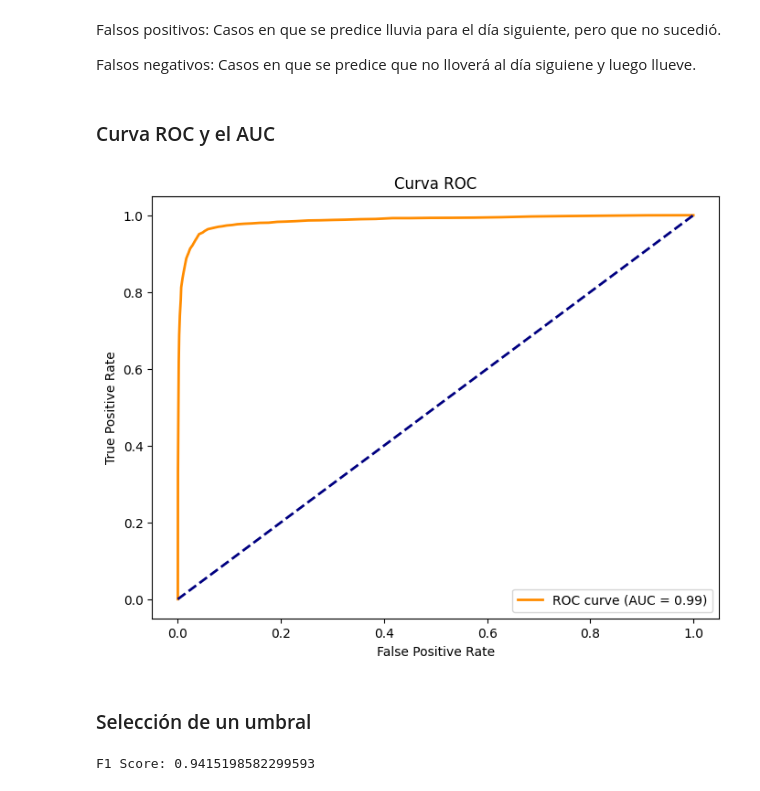
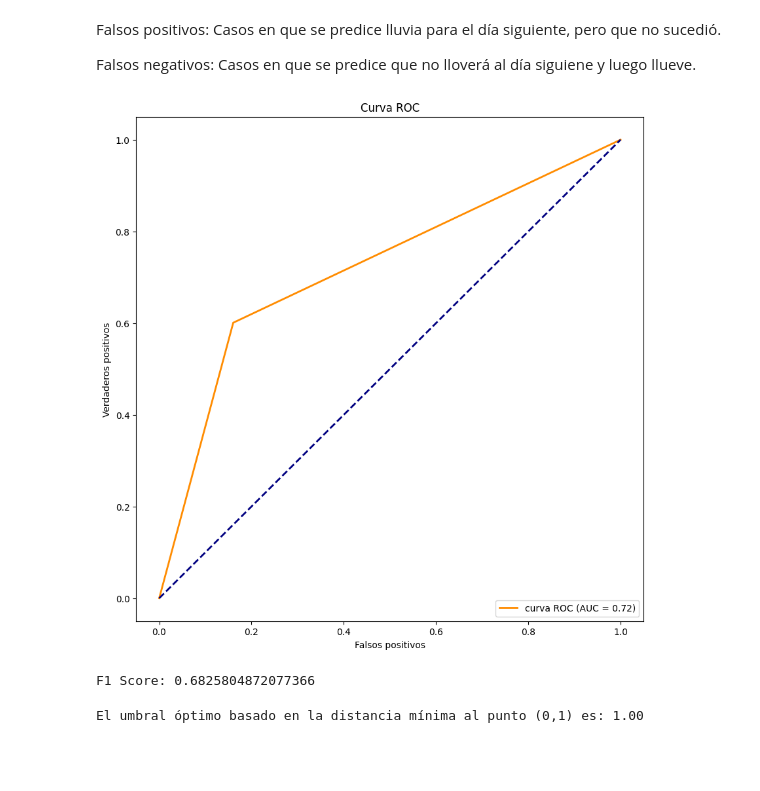
Before and after one commit to iairborgo/AA1-TUIA-Borgo-Nardi-Nardi, a Jupyter notebook: TP-clasificacion-AA1.ipynb, the cells around one changed output. Drawn from its saved outputs; the diff is of its cells as text; code cells hidden in the pictures; blank space fills up the shorter version.

Commit message:
Add files via upload
Modificación del punto 3

```diff
--- a/TP-clasificacion-AA1.ipynb
+++ b/TP-clasificacion-AA1.ipynb
@@ -534,0 +529,23 @@ weighted avg       0.94      0.94      0.94      9258
+# %%
+humidity_threshold = 0
+cloud_threshold = 0
+
+y_regla_ingeua = []
+for i in range(len(X_test)):
+    humidity = X_test['Humidity3pm'].iloc[i]
+    cloud = X_test['Cloud3pm'].iloc[i]
+
+    if humidity > humidity_threshold and cloud > cloud_threshold:
+        y_regla_ingeua.append(1)
+    else:
+        y_regla_ingeua.append(0)
+
+print(classification_report(y_test, y_regla_ingeua))
+
+mcc = matthews_corrcoef(y_test, y_regla_ingeua)     # correlación entre las predicciones y las etiquetas reales, MCC de +1 indica una predicción perfecta
+
+print(f"Matthews Correlation Coefficient (MCC): {mcc:.2f}")
+
+kappa = cohen_kappa_score(y_test, y_regla_ingeua)   # nivel de acuerdo entre las predicciones del modelo y las etiquetas reales, ajustando por la probabilidad de acuerdo que ocurriría al azar
+
+print(f"Cohen's Kappa: {kappa:.2f}")
@@ -552,26 +581,30 @@ plt.show()
 Falsos positivos: Casos en que se predice lluvia para el día siguiente, pero que no sucedió.
 
 Falsos negativos: Casos en que se predice que no lloverá al día siguiene y luego llueve.
-# %% [markdown]
-### Curva ROC y el AUC
 # %%
-fpr, tpr, thresholds = roc_curve(y_test, y_pred_proba)
+fpr, tpr, thresholds = roc_curve(y_test, y_regla_ingeua)
 roc_auc = auc(fpr, tpr)
 
-plt.figure(figsize=(8,6))
-plt.plot(fpr, tpr, color='darkorange', lw=2, label=f'ROC curve (AUC = {roc_auc:.2f})')
+plt.figure(figsize=(10,10))
+plt.plot(fpr, tpr, color='darkorange', lw=2, label=f'curva ROC (AUC = {roc_auc:.2f})')
 plt.plot([0, 1], [0, 1], color='navy', lw=2, linestyle='--')
-plt.xlabel('False Positive Rate')
-plt.ylabel('True Positive Rate')
+plt.xlabel('Falsos positivos')
+plt.ylabel('Verdaderos positivos')
 plt.title('Curva ROC')
 plt.legend(loc="lower right")
 plt.show()
 # %% [output]
-[figure, old version]
+[figure, new version]
-# %% [markdown]
-### Selección de un umbral
 # %%
-f1 = f1_score(y_test, y_pred)
+f1 = f1_score(y_test, y_regla_ingeua)
 print(f"F1 Score: {f1}")
 # %% [output]
-F1 Score: 0.9415198582299593
+F1 Score: 0.6825804872077366
+# %%
+distances = np.sqrt((1 - tpr)**2 + (fpr)**2)
+optimal_idx = np.argmin(distances)
+optimal_threshold = thresholds[optimal_idx]
+
+print(f"El umbral óptimo basado en la distancia mínima al punto (0,1) es: {optimal_threshold:.2f}")
+# %% [output]
+El umbral óptimo basado en la distancia mínima al punto (0,1) es: 1.00
```
Also changed, not shown: parts of 24 cells of this notebook.
